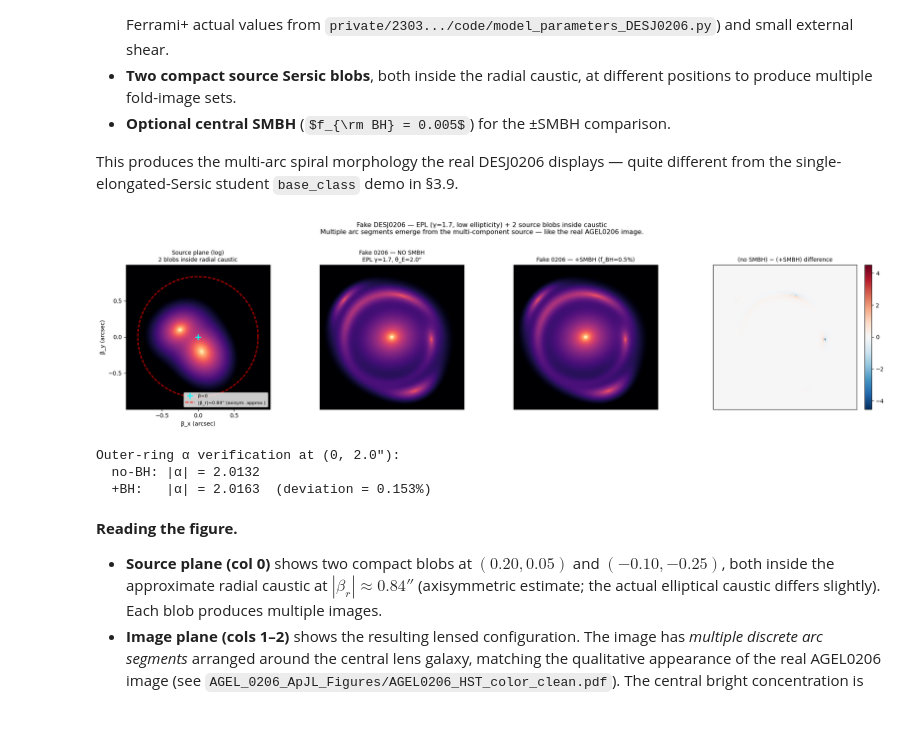
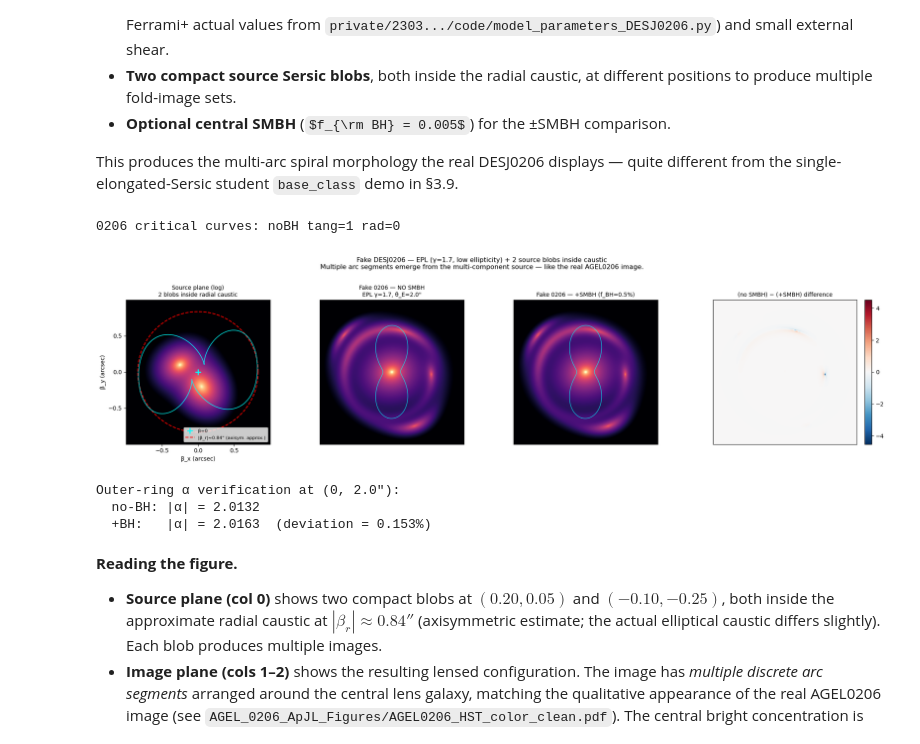
Before and after one commit to rodelcr/Learning_to_Autolens, a Jupyter notebook: Modules/15_Radial_Arcs_Caustic_Topology/15_radial_arcs.ipynb, the cells around one changed output. Cells and saved outputs as stored; diff of their text form; code cells hidden in the pictures; some formulas as TeX source.

```diff
--- a/Modules/15_Radial_Arcs_Caustic_Topology/15_radial_arcs.ipynb
+++ b/Modules/15_Radial_Arcs_Caustic_Topology/15_radial_arcs.ipynb
@@ -1414,6 +1457,17 @@ plt.colorbar(im, ax=axes[1, -1], fraction=0.046, pad=0.04)
 fig.suptitle('NSC vs SMBH: matched total mass at outer arc, varying compactness\n'
              f'PointMass θ_BH={theta_E_BH:.3f}\" vs IsothermalCore θ_NSC={theta_E_NSC:.3f}\" with core ∈ {{0.02, 0.10, 0.20}}\"',
              fontsize=11.5)
+# Overlay critical curves on each image-plane panel
+from _spiral_lens_helpers import critical_curves_caustics, plot_critical_curves
+curves_list = [None, critical_curves_caustics(tracer_BH, fov=FOV, npix=140)]
+for r, t in tracers_NSC:
+    curves_list.append(critical_curves_caustics(t, fov=FOV, npix=140))
+for col_idx, curves in enumerate(curves_list):
+    if curves is None: continue
+    plot_critical_curves(axes[0, col_idx], curves, on_source_plane=False,
+                          tang_kw=dict(color='cyan',    lw=0.8, alpha=0.8),
+                          rad_kw=dict( color='magenta', lw=0.8, alpha=0.8))
+
 plt.tight_layout(rect=[0, 0, 1, 0.93]); plt.show()
 
 # Quantitative: per-variant central-region RMS
@@ -1565,37 +1619,53 @@ ax.set_title(f'Fake 0206 — NO SMBH\nEPL γ={GAMMA_0206}, θ_E={THETA_E_0206}\"
 # +SMBH (col 2)
 ax = axes[2]
 ax.imshow(img_BH, extent=extent_0206, origin='lower', cmap='magma',
           norm=LogNorm(vmin=max(vmax*1e-3, 1e-8), vmax=vmax))
 ax.set_aspect('equal'); ax.set_xticks([]); ax.set_yticks([])
 ax.set_title(f'Fake 0206 — +SMBH (f_BH={F_BH_0206*100:.1f}%)', fontsize=10)
 # Difference (col 3)
 ax = axes[3]
 im = ax.imshow(diff, extent=extent_0206, origin='lower', cmap='RdBu_r',
                 vmin=-dvm, vmax=dvm)
 ax.set_aspect('equal'); ax.set_xticks([]); ax.set_yticks([])
 ax.set_title('(no SMBH) − (+SMBH) difference', fontsize=10)
 plt.colorbar(im, ax=ax, fraction=0.046, pad=0.04)
 
 fig.suptitle('Fake DESJ0206 — EPL (γ=1.7, low ellipticity) + 2 source blobs inside caustic\n'
              'Multiple arc segments emerge from the multi-component source — like the real AGEL0206 image.',
              fontsize=11.5)
+# Overlay critical curves + caustics
+from _spiral_lens_helpers import critical_curves_caustics, plot_critical_curves
+curves_noBH_0206 = critical_curves_caustics(tracer_noBH, fov=FOV_0206, npix=160)
+curves_BH_0206   = critical_curves_caustics(tracer_BH,   fov=FOV_0206, npix=160)
+print(f'\n0206 critical curves: noBH tang={len(curves_noBH_0206["tang_crit"])} rad={len(curves_noBH_0206["rad_crit"])}')
+# Source-plane caustics on col 0 (axes[0])
+plot_critical_curves(axes[0], curves_noBH_0206, on_source_plane=True,
+                      tang_kw=dict(color='cyan',    lw=1.2, alpha=0.9),
+                      rad_kw=dict( color='magenta', lw=1.2, alpha=0.9))
+# Image-plane critical curves on cols 1, 2
+for ax in [axes[1], axes[2]]:
+    plot_critical_curves(ax, curves_noBH_0206, on_source_plane=False,
+                          tang_kw=dict(color='cyan',    lw=0.9, alpha=0.85),
+                          rad_kw=dict( color='magenta', lw=0.9, alpha=0.85))
+
 plt.tight_layout(rect=[0, 0, 1, 0.92]); plt.show()
 
 # Verification: outer-ring α match
 grid_check = al.Grid2D.uniform(over_sample_size=1, shape_native=(1, 1),
                                  pixel_scales=1.0, origin=(0.0, THETA_E_0206))
 a_no  = tracer_noBH.deflections_yx_2d_from(grid=grid_check)
 a_yes = tracer_BH.deflections_yx_2d_from(grid=grid_check)
 mag_no  = float(np.hypot(a_no[0, 0], a_no[0, 1]))
 mag_yes = float(np.hypot(a_yes[0, 0], a_yes[0, 1]))
 print(f'\nOuter-ring α verification at (0, {THETA_E_0206}\"):')
 print(f'  no-BH: |α| = {mag_no:.4f}')
 print(f'  +BH:   |α| = {mag_yes:.4f}  (deviation = {(mag_yes-mag_no)/mag_no*100:.3f}%)')
 # %% [output]
+0206 critical curves: noBH tang=1 rad=0
-[figure, old version]
+[figure, new version]
-Outer-ring α verification at (0, 2.0"):
-  no-BH: |α| = 2.0132
-  +BH:   |α| = 2.0163  (deviation = 0.153%)
+Outer-ring α verification at (0, 2.0"):
+  no-BH: |α| = 2.0132
+  +BH:   |α| = 2.0163  (deviation = 0.153%)
 # %% [markdown]
 **Reading the figure.**
 
```
Also changed, not shown: parts of 2 cells of this notebook, 1 other file.
